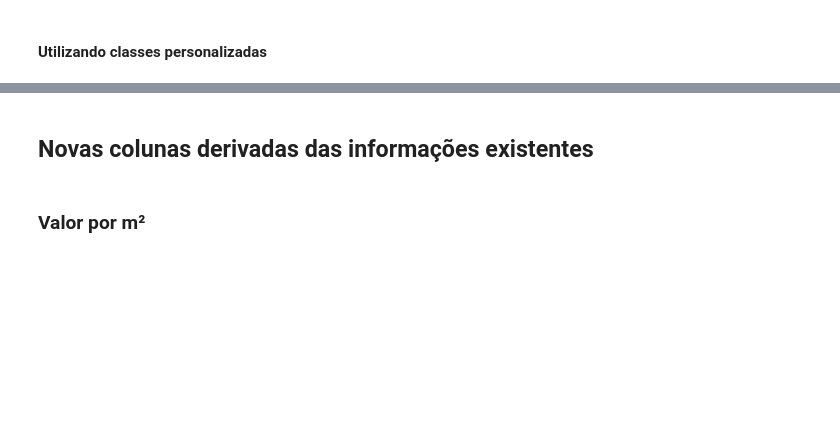
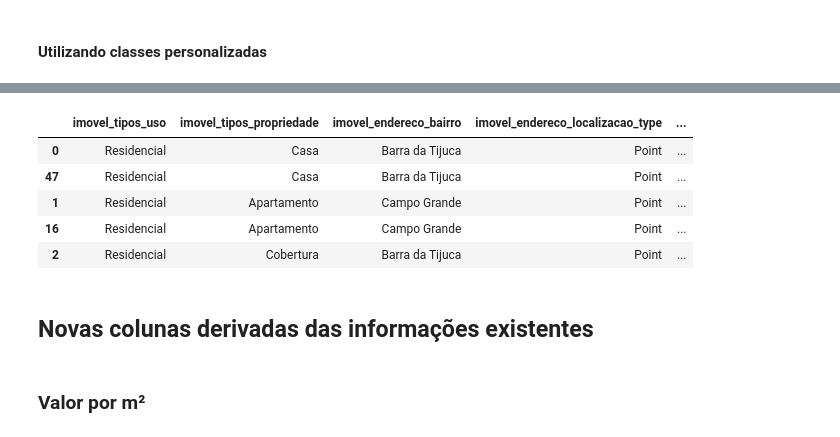
Before and after one commit to biamouras/alura-pandas-ds, a Jupyter notebook: 05_pandas_avancado/05_pandas_avancado.ipynb, the cells around one changed output, grey strips where cells are left out. Cells and saved outputs as stored; diff of their text form; code cells hidden in the pictures; blank space fills up the shorter version.

```diff
--- a/05_pandas_avancado/05_pandas_avancado.ipynb
+++ b/05_pandas_avancado/05_pandas_avancado.ipynb
@@ -996,2 +1037,6 @@ tipo_uso = {
+# %%
+valor_maximo = dados_listings['anuncio_valores_venda'].max()
+# %%
+rotulos = ['Popular', 'Padrão', 'Alto Padrão']
 # %% [markdown]
 #### Utilizando classes fixas
@@ -998,2 +1059,5 @@ tipo_uso = {
 # %% [markdown]
 #### Utilizando classes personalizadas
+# %%
+# é preciso ter N pontos para ter N-1 classes
+classes = [valor_minimo, 400000, 2000000, valor_maximo]
@@ -1000,3 +1080,14 @@ tipo_uso = {
+# %%
+dados_listings['classe_valor'] = pd.cut(x = dados_listings['anuncio_valores_venda'], bins = classes, labels = rotulos, include_lowest = True)
+# %%
+dados_listings.head()
+# %% [output]
+|  | imovel_tipos_uso | imovel_tipos_propriedade | imovel_endereco_bairro | imovel_endereco_localizacao_type | ... |
+| 0 | Residencial | Casa | Barra da Tijuca | Point | ... |
+| 47 | Residencial | Casa | Barra da Tijuca | Point | ... |
+| 1 | Residencial | Apartamento | Campo Grande | Point | ... |
+| 16 | Residencial | Apartamento | Campo Grande | Point | ... |
+| 2 | Residencial | Cobertura | Barra da Tijuca | Point | ... |
 # %% [markdown]
 ## Novas colunas derivadas das informações existentes
 # %% [markdown]
```
Also changed, not shown: parts of 10 cells of this notebook, 1 other file.
